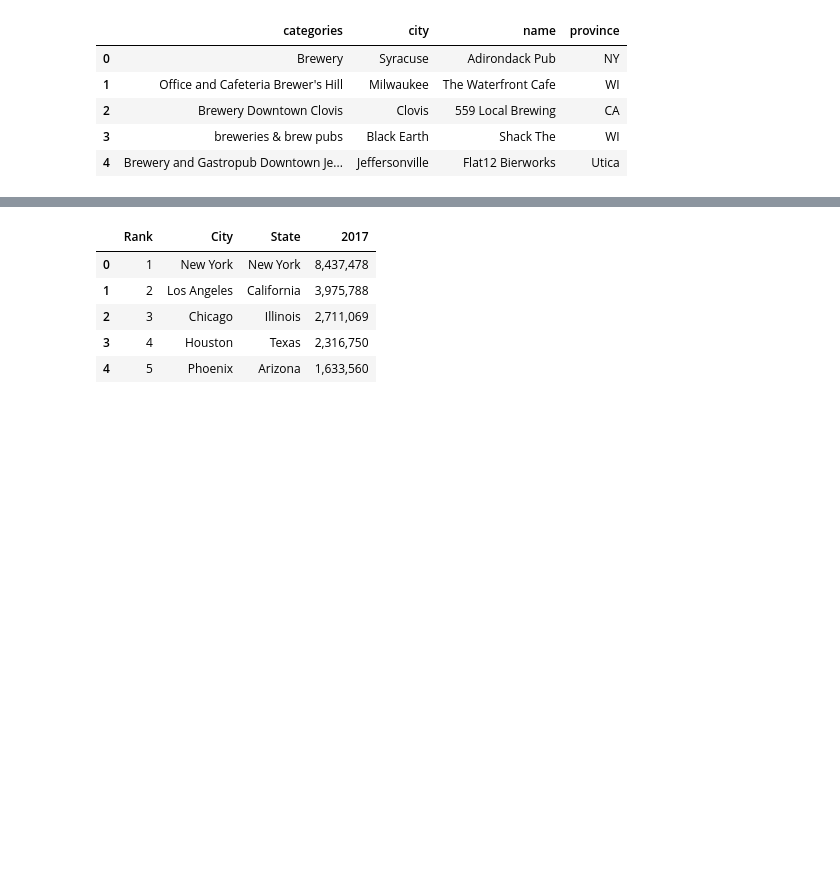
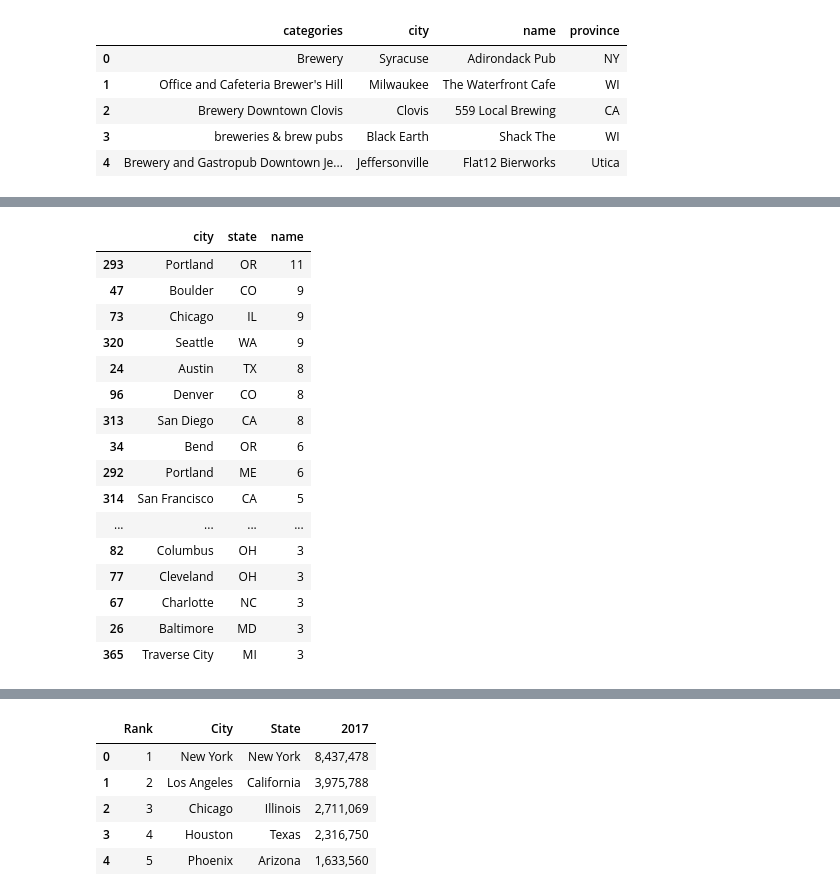
Before and after one commit to a-prospero/strange_brew, a Jupyter notebook: beer_analysis.ipynb, the cells around one changed output, grey strips where cells are left out. Drawn from its saved outputs; the diff is of its cells as text; code cells hidden in the pictures; blank space fills up the shorter version.

```diff
--- a/beer_analysis.ipynb
+++ b/beer_analysis.ipynb
@@ -117,0 +96,3 @@ Name: city, dtype: int64
+# %%
+city_br = breweries_data.groupby(['city', 'state']).count()
+city_br
@@ -117,0 +136,21 @@ Name: city, dtype: int64
+# %%
+cities_totals = city_br.sort_values('name', ascending=False)
+cities_totals
+# %% [output]
+|  | city | state | name |
+| 293 | Portland | OR | 11 |
+| 47 | Boulder | CO | 9 |
+| 73 | Chicago | IL | 9 |
+| 320 | Seattle | WA | 9 |
+| 24 | Austin | TX | 8 |
+| 96 | Denver | CO | 8 |
+| 313 | San Diego | CA | 8 |
+| 34 | Bend | OR | 6 |
+| 292 | Portland | ME | 6 |
+| 314 | San Francisco | CA | 5 |
+| ... | ... | ... | ... |
+| 82 | Columbus | OH | 3 |
+| 77 | Cleveland | OH | 3 |
+| 67 | Charlotte | NC | 3 |
+| 26 | Baltimore | MD | 3 |
+| 365 | Traverse City | MI | 3 |
```
Also changed, not shown: parts of 8 cells of this notebook.
